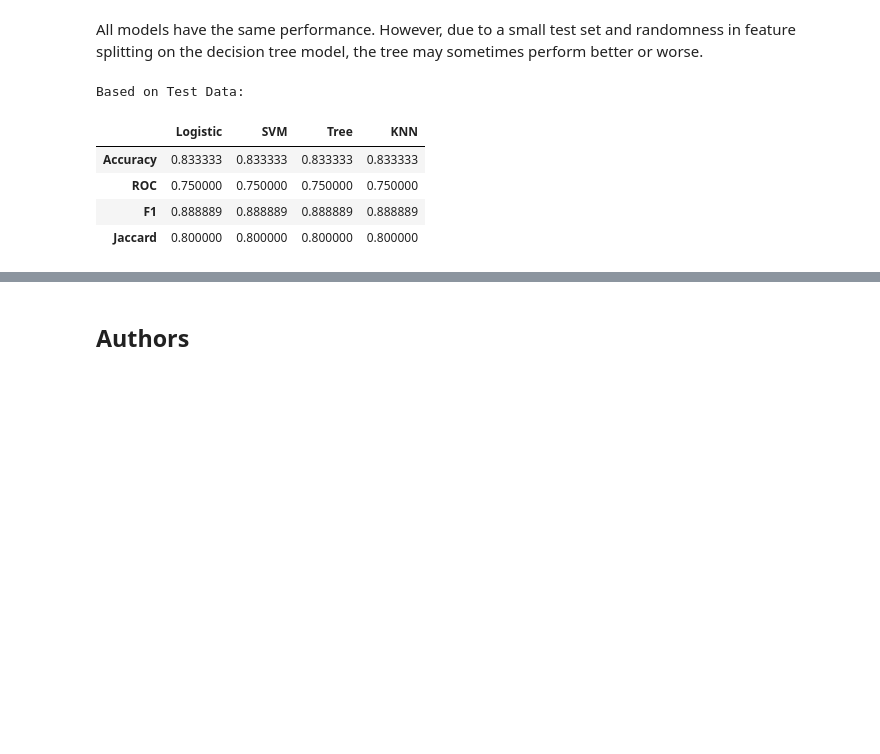
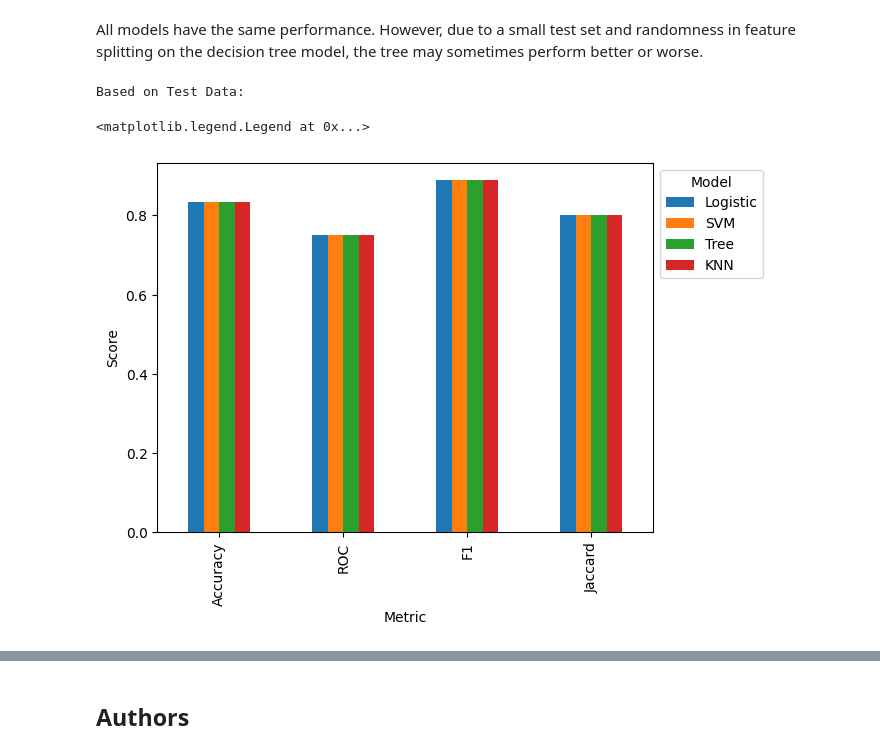
Before and after one commit to andyc58/Coursera-Labs, a Jupyter notebook: Coursera/IBM Data Science Professional Certification/Capstone/SpaceX_Machine_Learning_Prediction_Part_5.jupyterlite.ipynb, the cells around one changed output, grey strips where cells are left out. Drawn from its saved outputs; the diff is of its cells as text; code cells hidden in the pictures; blank space fills up the shorter version.

```diff
--- a/Coursera/IBM Data Science Professional Certification/Capstone/SpaceX_Machine_Learning_Prediction_Part_5.jupyterlite.ipynb
+++ b/Coursera/IBM Data Science Professional Certification/Capstone/SpaceX_Machine_Learning_Prediction_Part_5.jupyterlite.ipynb
@@ -342,32 +342,32 @@ All models have the same performance. However, due to a small test set and rando
 # %%
 from sklearn.metrics import roc_auc_score, f1_score, jaccard_score
 
 
 models = [logreg_cv, svm_cv, tree_cv, knn_cv]
 model_names = ['Logistic', 'SVM', 'Tree','KNN']
 model_scores = {}
 
 def get_scores(model, X, y):
     acc = model.score(X, y)
     roc = roc_auc_score(y, model.predict(X))
     f1 = f1_score(y, model.predict(X))
     jaccard = jaccard_score(y, model.predict(X))
 
     return {'Accuracy': acc, 'ROC': roc,'F1': f1, 'Jaccard': jaccard}
 
 print('Based on Test Data:')
 for model, name in zip(models, model_names):
     model_scores[name] = get_scores(model, X_test, Y_test)
 
 score_data_test = pd.DataFrame(model_scores)
-score_data_test
+score_data_test.style.format("{:.2%}")
+score_data_test.plot(kind='bar')
+plt.ylabel('Score'); plt.xlabel('Metric')
+plt.legend(loc='upper left',bbox_to_anchor=(1, 1), title = "Model")
 # %% [output]
 Based on Test Data:
-|  | Logistic | SVM | Tree | KNN |
-| Accuracy | 0.833333 | 0.833333 | 0.833333 | 0.833333 |
-| ROC | 0.750000 | 0.750000 | 0.750000 | 0.750000 |
-| F1 | 0.888889 | 0.888889 | 0.888889 | 0.888889 |
-| Jaccard | 0.800000 | 0.800000 | 0.800000 | 0.800000 |
+<matplotlib.legend.Legend at 0x...>
+[figure, added]
 # %%
 model_scores = {}
 for model, name in zip(models, model_names):
```
Also changed, not shown: parts of 1 cell of this notebook, 3 other files.
